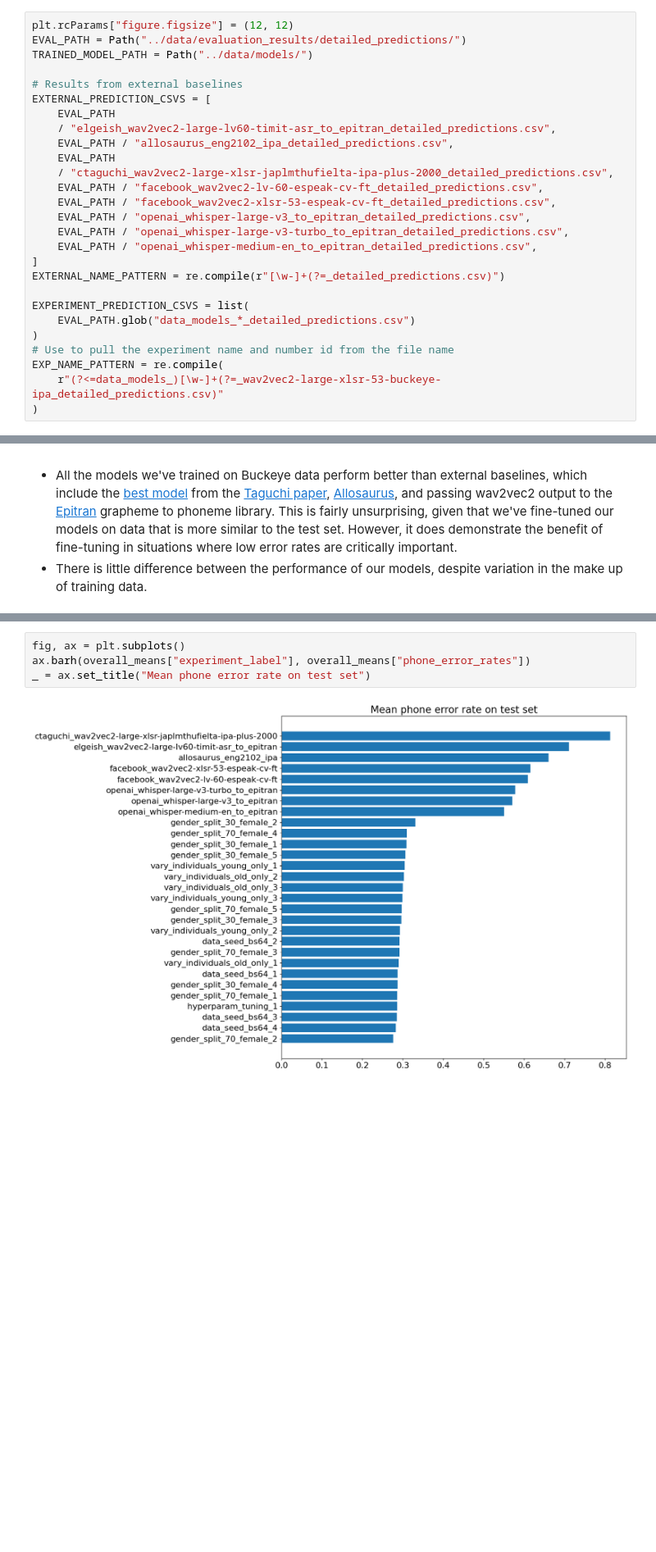
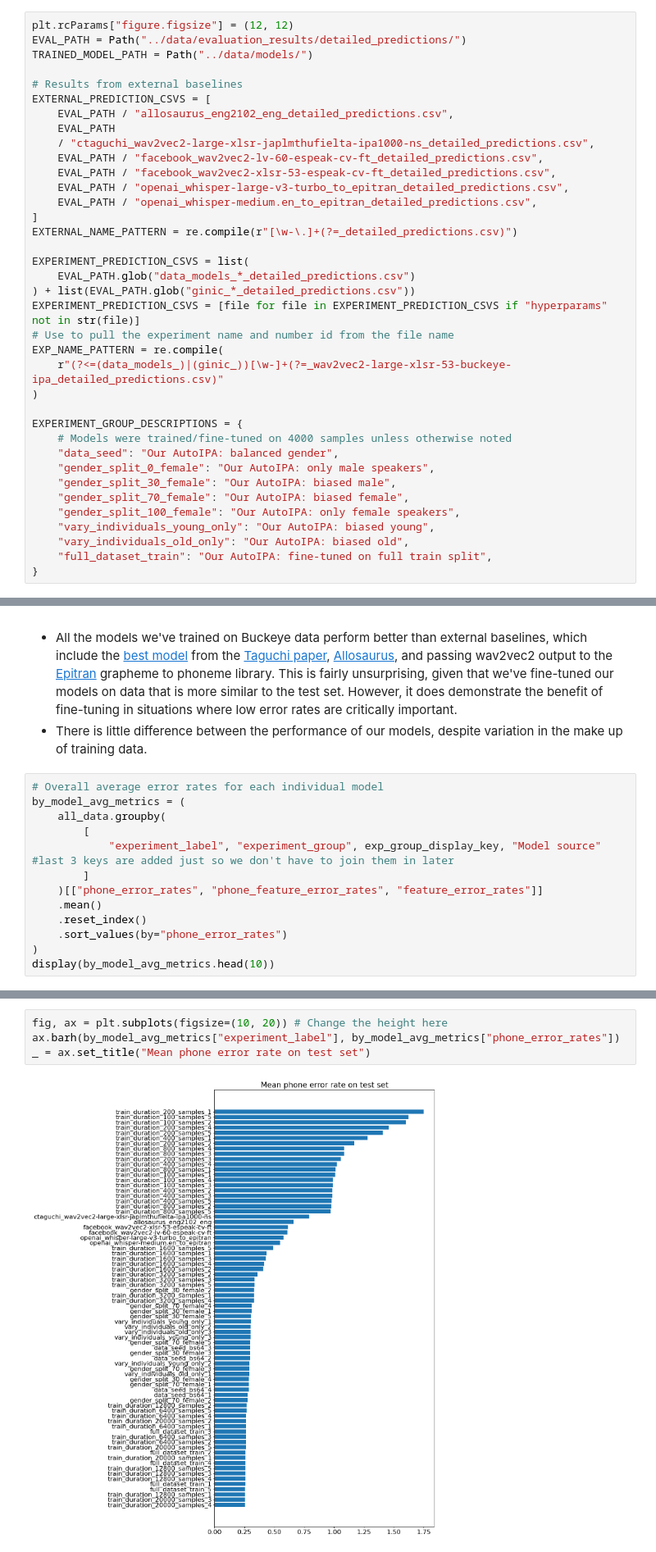
Before and after one commit to ginic/multipa, a Jupyter notebook: notebooks/amp_evaluation_analysis.ipynb, the cells around one changed output, grey strips where cells are left out. Shown at 82% size. Drawn from its saved outputs; the diff is of its cells as text; blank space fills up the shorter version.

Commit message:
Progress on plots for AMP

```diff
--- a/notebooks/amp_evaluation_analysis.ipynb
+++ b/notebooks/amp_evaluation_analysis.ipynb
@@ -25,26 +27,36 @@ TRAINED_MODEL_PATH = Path("../data/models/")
 
 # Results from external baselines
 EXTERNAL_PREDICTION_CSVS = [
+    EVAL_PATH / "allosaurus_eng2102_eng_detailed_predictions.csv",
     EVAL_PATH
-    / "elgeish_wav2vec2-large-lv60-timit-asr_to_epitran_detailed_predictions.csv",
-    EVAL_PATH / "allosaurus_eng2102_ipa_detailed_predictions.csv",
-    EVAL_PATH
-    / "ctaguchi_wav2vec2-large-xlsr-japlmthufielta-ipa-plus-2000_detailed_predictions.csv",
+    / "ctaguchi_wav2vec2-large-xlsr-japlmthufielta-ipa1000-ns_detailed_predictions.csv",
     EVAL_PATH / "facebook_wav2vec2-lv-60-espeak-cv-ft_detailed_predictions.csv",
     EVAL_PATH / "facebook_wav2vec2-xlsr-53-espeak-cv-ft_detailed_predictions.csv",
-    EVAL_PATH / "openai_whisper-large-v3_to_epitran_detailed_predictions.csv",
     EVAL_PATH / "openai_whisper-large-v3-turbo_to_epitran_detailed_predictions.csv",
-    EVAL_PATH / "openai_whisper-medium-en_to_epitran_detailed_predictions.csv",
+    EVAL_PATH / "openai_whisper-medium.en_to_epitran_detailed_predictions.csv",
 ]
-EXTERNAL_NAME_PATTERN = re.compile(r"[\w-]+(?=_detailed_predictions.csv)")
+EXTERNAL_NAME_PATTERN = re.compile(r"[\w-\.]+(?=_detailed_predictions.csv)")
 
 EXPERIMENT_PREDICTION_CSVS = list(
     EVAL_PATH.glob("data_models_*_detailed_predictions.csv")
-)
+) + list(EVAL_PATH.glob("ginic_*_detailed_predictions.csv"))
+EXPERIMENT_PREDICTION_CSVS = [file for file in EXPERIMENT_PREDICTION_CSVS if "hyperparams" not in str(file)]
 # Use to pull the experiment name and number id from the file name
 EXP_NAME_PATTERN = re.compile(
-    r"(?<=data_models_)[\w-]+(?=_wav2vec2-large-xlsr-53-buckeye-ipa_detailed_predictions.csv)"
+    r"(?<=(data_models_)|(ginic_))[\w-]+(?=_wav2vec2-large-xlsr-53-buckeye-ipa_detailed_predictions.csv)"
 )
+
+EXPERIMENT_GROUP_DESCRIPTIONS = {
+    # Models were trained/fine-tuned on 4000 samples unless otherwise noted
+    "data_seed": "Our AutoIPA: balanced gender",
+    "gender_split_0_female": "Our AutoIPA: only male speakers",
+    "gender_split_30_female": "Our AutoIPA: biased male",
+    "gender_split_70_female": "Our AutoIPA: biased female",
+    "gender_split_100_female": "Our AutoIPA: only female speakers",
+    "vary_individuals_young_only": "Our AutoIPA: biased young",
+    "vary_individuals_old_only": "Our AutoIPA: biased old",
+    "full_dataset_train": "Our AutoIPA: fine-tuned on full train split",
+}
 # %%
 def get_experiment_label(full_exp_name, pattern):
     """Parse out the experiment label from the file name
@@ -135,3 +163,16 @@ The metrics we are using to measure model performance are described as follows a
 ## Summary of results
 - All the models we've trained on Buckeye data perform better than external baselines, which include the [best model](https://huggingface.co/ctaguchi/wav2vec2-large-xlsr-japlmthufielta-ipa-plus-2000) from the [Taguchi paper](http://arxiv.org/pdf/2308.03917), [Allosaurus](https://github.com/xinjli/allosaurus), and passing wav2vec2 output to the [Epitran](https://github.com/dmort27/epitran) grapheme to phoneme library. This is fairly unsurprising, given that we've fine-tuned our models on data that is more similar to the test set. However, it does demonstrate the benefit of fine-tuning in situations where low error rates are critically important.
 - There is little difference between the performance of our models, despite variation in the make up of training data.
+# %%
+# Overall average error rates for each individual model
+by_model_avg_metrics = (
+    all_data.groupby(
+        [
+            "experiment_label", "experiment_group", exp_group_display_key, "Model source" #last 3 keys are added just so we don't have to join them in later
+        ]
+    )[["phone_error_rates", "phone_feature_error_rates", "feature_error_rates"]]
+    .mean()
+    .reset_index()
+    .sort_values(by="phone_error_rates")
+)
+display(by_model_avg_metrics.head(10))
@@ -189,7 +309,7 @@ plt.tight_layout()
 # %%
-fig, ax = plt.subplots()
-ax.barh(overall_means["experiment_label"], overall_means["phone_error_rates"])
+fig, ax = plt.subplots(figsize=(10, 20)) # Change the height here
+ax.barh(by_model_avg_metrics["experiment_label"], by_model_avg_metrics["phone_error_rates"])
 _ = ax.set_title("Mean phone error rate on test set")
 # %% [output]
-[figure, old version]
+[figure, new version]
 # %%
```
Also changed, not shown: parts of 20 cells of this notebook.
